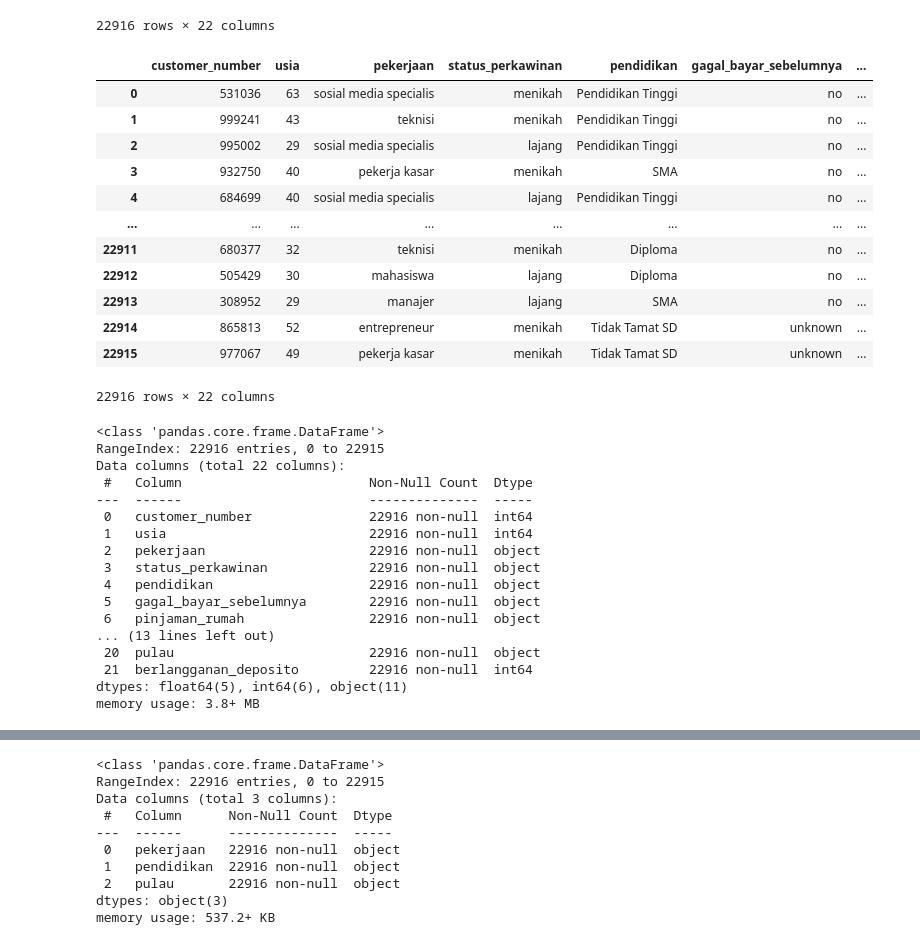
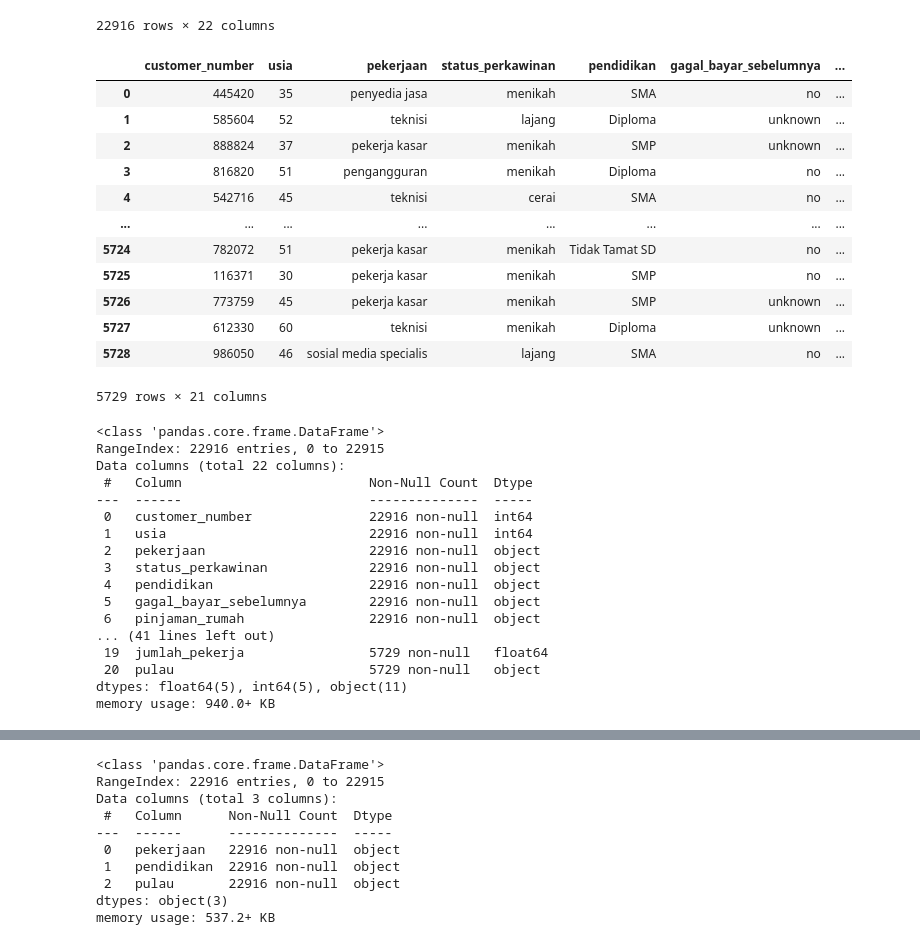
Before and after one commit to Dimassaputra5/DataQuest, a Jupyter notebook: DataQuest.ipynb, the cells around one changed output, grey strips where cells are left out. Drawn from its saved outputs; the diff is of its cells as text; code cells hidden in the pictures.

```diff
--- a/DataQuest.ipynb
+++ b/DataQuest.ipynb
@@ -41,24 +41,25 @@ cc
 | 22914 | 865813 | 52 | entrepreneur | menikah | Tidak Tamat SD | unknown | ... |
 | 22915 | 977067 | 49 | pekerja kasar | menikah | Tidak Tamat SD | unknown | ... |
 22916 rows × 22 columns
-# %%
-cc
-# %% [output]
-|  | customer_number | usia | pekerjaan | status_perkawinan | pendidikan | gagal_bayar_sebelumnya | ... |
-| 0 | 531036 | 63 | sosial media specialis | menikah | Pendidikan Tinggi | no | ... |
-| 1 | 999241 | 43 | teknisi | menikah | Pendidikan Tinggi | no | ... |
-| 2 | 995002 | 29 | sosial media specialis | lajang | Pendidikan Tinggi | no | ... |
-| 3 | 932750 | 40 | pekerja kasar | menikah | SMA | no | ... |
-| 4 | 684699 | 40 | sosial media specialis | lajang | Pendidikan Tinggi | no | ... |
-| ... | ... | ... | ... | ... | ... | ... | ... |
-| 22911 | 680377 | 32 | teknisi | menikah | Diploma | no | ... |
-| 22912 | 505429 | 30 | mahasiswa | lajang | Diploma | no | ... |
-| 22913 | 308952 | 29 | manajer | lajang | SMA | no | ... |
-| 22914 | 865813 | 52 | entrepreneur | menikah | Tidak Tamat SD | unknown | ... |
-| 22915 | 977067 | 49 | pekerja kasar | menikah | Tidak Tamat SD | unknown | ... |
-22916 rows × 22 columns
+# %%
+cc_validation
+# %% [output]
+|  | customer_number | usia | pekerjaan | status_perkawinan | pendidikan | gagal_bayar_sebelumnya | ... |
+| 0 | 445420 | 35 | penyedia jasa | menikah | SMA | no | ... |
+| 1 | 585604 | 52 | teknisi | lajang | Diploma | unknown | ... |
+| 2 | 888824 | 37 | pekerja kasar | menikah | SMP | unknown | ... |
+| 3 | 816820 | 51 | pengangguran | menikah | Diploma | no | ... |
+| 4 | 542716 | 45 | teknisi | cerai | SMA | no | ... |
+| ... | ... | ... | ... | ... | ... | ... | ... |
+| 5724 | 782072 | 51 | pekerja kasar | menikah | Tidak Tamat SD | no | ... |
+| 5725 | 116371 | 30 | pekerja kasar | menikah | SMP | no | ... |
+| 5726 | 773759 | 45 | pekerja kasar | menikah | SMP | unknown | ... |
+| 5727 | 612330 | 60 | teknisi | menikah | Diploma | unknown | ... |
+| 5728 | 986050 | 46 | sosial media specialis | lajang | SMA | no | ... |
+5729 rows × 21 columns
 # %%
 cc.info()
+cc_validation.info()
 # %% [output]
 <class 'pandas.core.frame.DataFrame'>
 RangeIndex: 22916 entries, 0 to 22915
@@ -72,11 +73,11 @@ Data columns (total 22 columns):
  4   pendidikan                    22916 non-null  object
  5   gagal_bayar_sebelumnya        22916 non-null  object
  6   pinjaman_rumah                22916 non-null  object
-... (13 lines left out)
- 20  pulau                         22916 non-null  object
- 21  berlangganan_deposito         22916 non-null  int64
-dtypes: float64(5), int64(6), object(11)
-memory usage: 3.8+ MB
+... (41 lines left out)
+ 19  jumlah_pekerja                5729 non-null   float64
+ 20  pulau                         5729 non-null   object
+dtypes: float64(5), int64(5), object(11)
+memory usage: 940.0+ KB
 # %%
 cc['status_perkawinan'].unique()
 cc['status_perkawinan'] = cc['status_perkawinan'].map({'menikah': 1, 'lajang':2, 'cerai': 3, 'unknown': 4})
```
Also changed, not shown: parts of 10 cells of this notebook.
